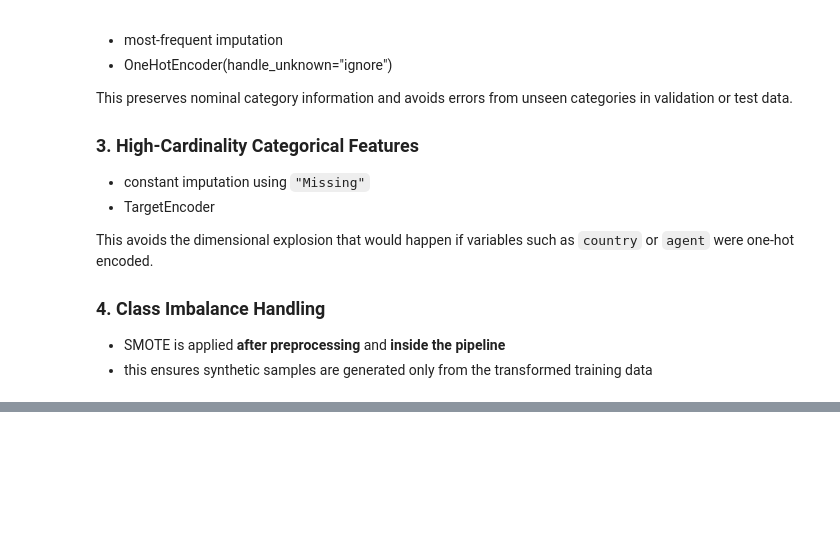
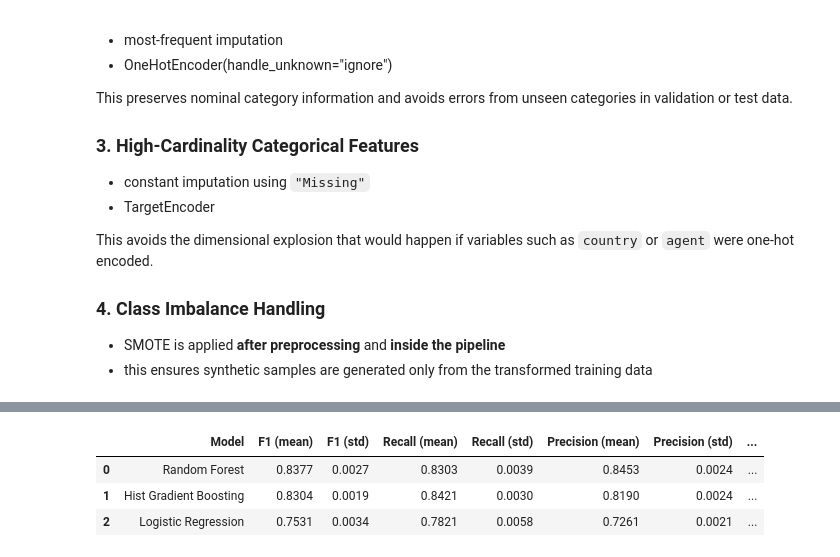
Before and after one commit to YWY2002/INF2008-Hotel-Cancellation-Prediction-Model, a Jupyter notebook: CRISPDM_INF2008_assignment02.ipynb, the cells around one changed output, grey strips where cells are left out. Cells and saved outputs as stored; diff of their text form; code cells hidden in the pictures; blank space fills up the shorter version.

```diff
--- a/CRISPDM_INF2008_assignment02.ipynb
+++ b/CRISPDM_INF2008_assignment02.ipynb
@@ -339,0 +525,25 @@ stage2_pipeline
+# %%
+rows = []
+for name, scores in cv_results.items():
+    rows.append({
+        "Model"            : name,
+        "F1 (mean)"        : round(scores["test_f1"].mean(),        4),
+        "F1 (std)"         : round(scores["test_f1"].std(),         4),
+        "Recall (mean)"    : round(scores["test_recall"].mean(),    4),
+        "Recall (std)"     : round(scores["test_recall"].std(),     4),
+        "Precision (mean)" : round(scores["test_precision"].mean(), 4),
+        "Precision (std)"  : round(scores["test_precision"].std(),  4),
+        "ROC-AUC (mean)"   : round(scores["test_roc_auc"].mean(),   4),
+        "ROC-AUC (std)"    : round(scores["test_roc_auc"].std(),    4),
+    })
+
+summary_df = (pd.DataFrame(rows)
+                .sort_values("F1 (mean)", ascending=False)
+                .reset_index(drop=True))
+
+display(summary_df)
+# %% [output]
+|  | Model | F1 (mean) | F1 (std) | Recall (mean) | Recall (std) | Precision (mean) | Precision (std) | ... |
+| 0 | Random Forest | 0.8377 | 0.0027 | 0.8303 | 0.0039 | 0.8453 | 0.0024 | ... |
+| 1 | Hist Gradient Boosting | 0.8304 | 0.0019 | 0.8421 | 0.0030 | 0.8190 | 0.0024 | ... |
+| 2 | Logistic Regression | 0.7531 | 0.0034 | 0.7821 | 0.0058 | 0.7261 | 0.0021 | ... |
```
Also changed, not shown: parts of 21 cells of this notebook.
